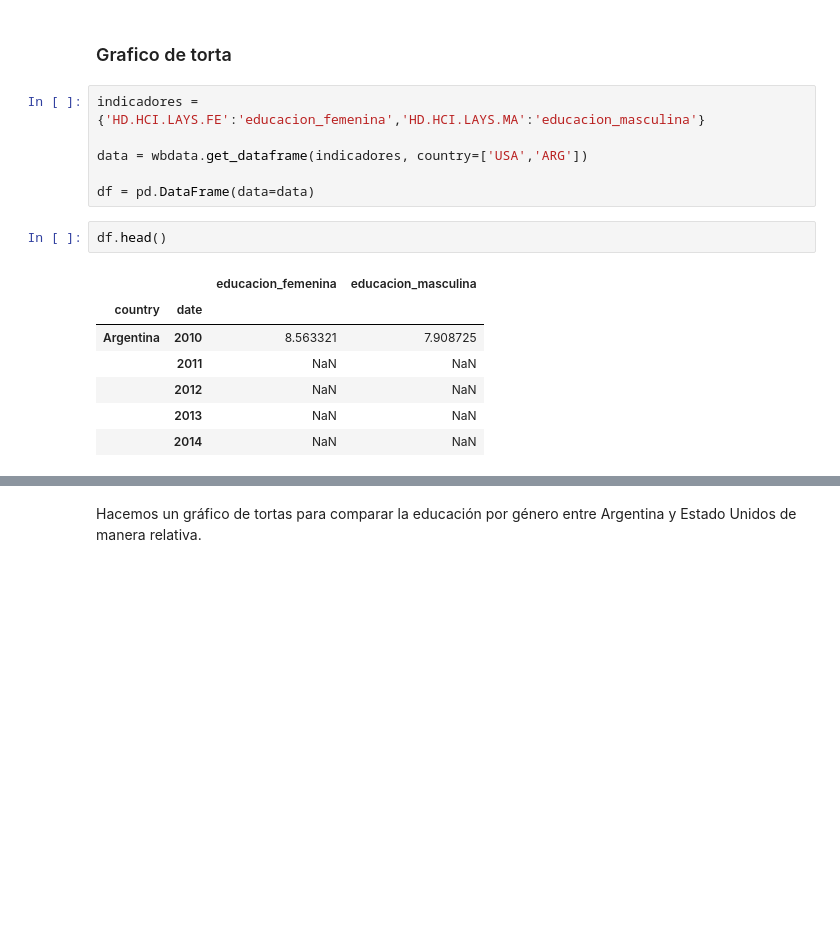
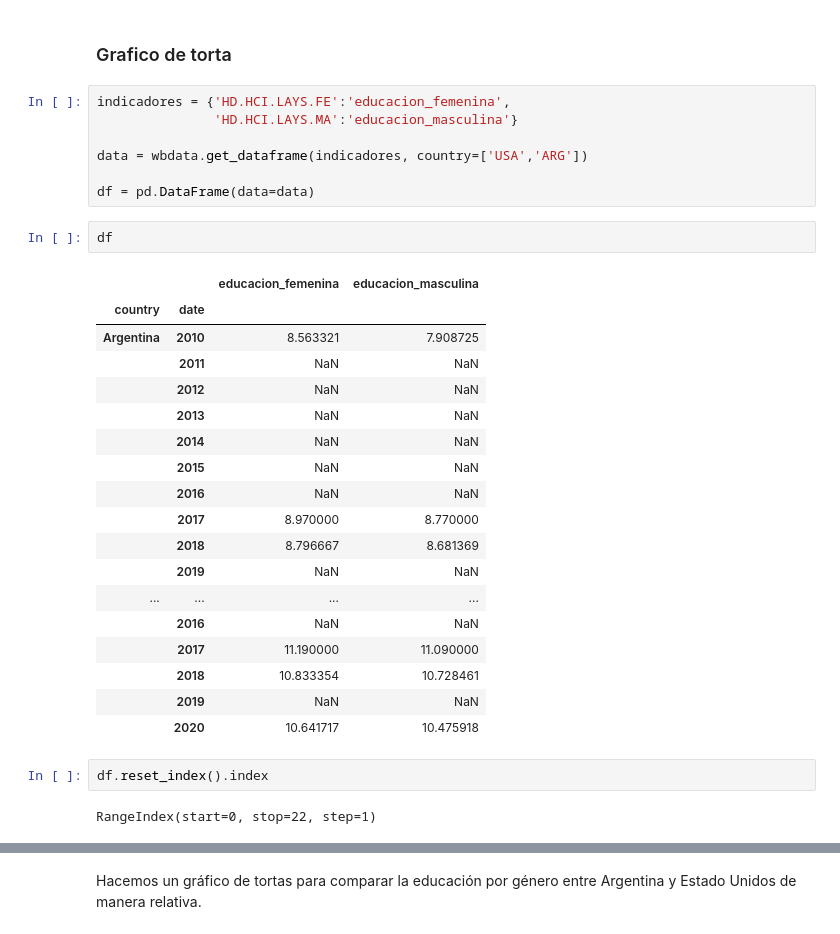
Before and after one commit to mateosuster/pythonungs, a Jupyter notebook: codigos/manipulacion_de_datos/visualizacion_con_pandas__matplotlib_y_plotly.ipynb, the cells around one changed output, grey strips where cells are left out. Drawn from its saved outputs; the diff is of its cells as text; blank space fills up the shorter version.

```diff
--- a/codigos/manipulacion_de_datos/visualizacion_con_pandas__matplotlib_y_plotly.ipynb
+++ b/codigos/manipulacion_de_datos/visualizacion_con_pandas__matplotlib_y_plotly.ipynb
@@ -166,21 +161,37 @@ VC.IHR.PSRC.P5             Intentional homicides (per 100,000 people)
 # %% [markdown]
 ### Grafico de torta
 # %%
-indicadores = {'HD.HCI.LAYS.FE':'educacion_femenina','HD.HCI.LAYS.MA':'educacion_masculina'}
+indicadores = {'HD.HCI.LAYS.FE':'educacion_femenina',
+               'HD.HCI.LAYS.MA':'educacion_masculina'}
 
 data = wbdata.get_dataframe(indicadores, country=['USA','ARG'])
 
 df = pd.DataFrame(data=data)
 # %%
-df.head()
+df
 # %% [output]
 |  |  | educacion_femenina | educacion_masculina |
 | country | date |  |  |
 | Argentina | 2010 | 8.563321 | 7.908725 |
 |  | 2011 | NaN | NaN |
 |  | 2012 | NaN | NaN |
 |  | 2013 | NaN | NaN |
 |  | 2014 | NaN | NaN |
+|  | 2015 | NaN | NaN |
+|  | 2016 | NaN | NaN |
+|  | 2017 | 8.970000 | 8.770000 |
+|  | 2018 | 8.796667 | 8.681369 |
+|  | 2019 | NaN | NaN |
+| ... | ... | ... | ... |
+|  | 2016 | NaN | NaN |
+|  | 2017 | 11.190000 | 11.090000 |
+|  | 2018 | 10.833354 | 10.728461 |
+|  | 2019 | NaN | NaN |
+|  | 2020 | 10.641717 | 10.475918 |
+# %%
+df.reset_index().index
+# %% [output]
+RangeIndex(start=0, stop=22, step=1)
 # %%
 aux = df.reset_index()
 aux = aux.loc[aux['date'] == '2020'] # Vemos que la fecha esta en formato string.
```
Also changed, not shown: parts of 8 cells of this notebook.
